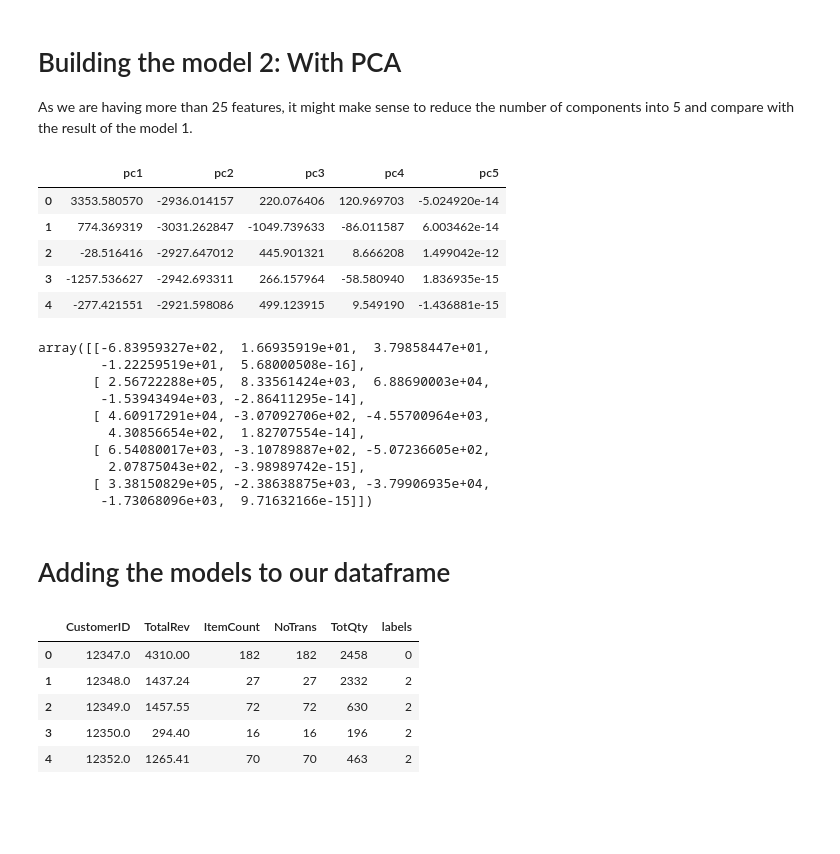
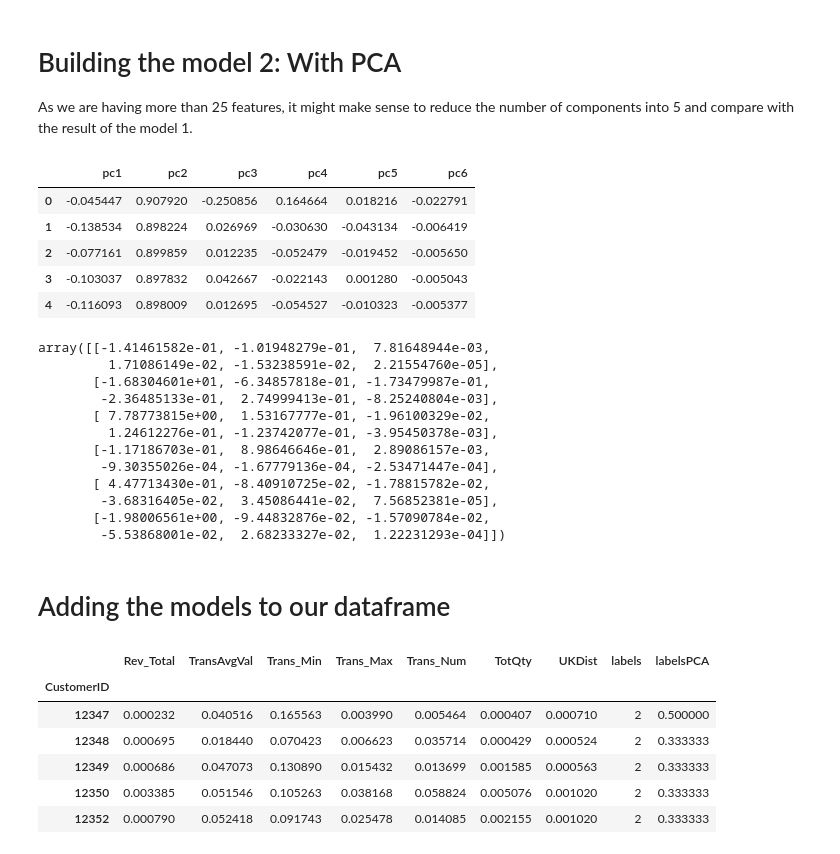
Before and after one commit to tristar82/Project-Week-8-Final-Project, a Jupyter notebook: your-project/Code/Clustering_exercise.ipynb, the cells around one changed output. Saved outputs shown, nothing was run; the diff lists cells and outputs as text; code cells hidden in the pictures; blank space fills up the shorter version.

```diff
--- a/your-project/Code/Clustering_exercise.ipynb
+++ b/your-project/Code/Clustering_exercise.ipynb
@@ -114,0 +176,2 @@ df_summary.head()
+# %%
+df_final_stg = df_summary.merge(df_count, on='Country', how='left')
@@ -114,0 +192,2 @@ df_summary.head()
+# %%
+df_final = df_final_stg[['CustomerID','Rev_Total','TransAvgVal','Trans_Min','Trans_Max','Trans_Num','TotQty','UKDist']]
@@ -114,0 +208,2 @@ df_summary.head()
+# %%
+df_final.set_index('CustomerID', inplace=True)
@@ -114,0 +216,6 @@ df_summary.head()
+# %%
+# Given the values are so large and hard to determine their meaning they will be inverted and normalised.
+# ie. the closer to 1, the more similar they are
+
+df_final = pd.DataFrame(1/(1 + df_final))
+df_final.head()
@@ -145,44 +266,47 @@ array([[1.53154861e+04, 7.96712025e+02, 5.64333742e+01, 5.64333742e+01,
 As we are having more than 25 features, it might make sense to reduce the number of components into 5 and compare with the result of the model 1.
 # %%
 # Principal Component
-pca = PCA(n_components=5)
+pca = PCA(n_components=6)
 
-principalComponents = pca.fit_transform(df_summary)
+principalComponents = pca.fit_transform(df_final)
 principalDf = pd.DataFrame(data = principalComponents
-             ,columns = ['pc1', 'pc2', 'pc3', 'pc4','pc5'])
+             ,columns = ['pc1', 'pc2', 'pc3', 'pc4','pc5', 'pc6'])
 principalDf.head()
 # %% [output]
-|  | pc1 | pc2 | pc3 | pc4 | pc5 |
-| 0 | 3353.580570 | -2936.014157 | 220.076406 | 120.969703 | -5.024920e-14 |
-| 1 | 774.369319 | -3031.262847 | -1049.739633 | -86.011587 | 6.003462e-14 |
-| 2 | -28.516416 | -2927.647012 | 445.901321 | 8.666208 | 1.499042e-12 |
-| 3 | -1257.536627 | -2942.693311 | 266.157964 | -58.580940 | 1.836935e-15 |
-| 4 | -277.421551 | -2921.598086 | 499.123915 | 9.549190 | -1.436881e-15 |
+|  | pc1 | pc2 | pc3 | pc4 | pc5 | pc6 |
+| 0 | -0.045447 | 0.907920 | -0.250856 | 0.164664 | 0.018216 | -0.022791 |
+| 1 | -0.138534 | 0.898224 | 0.026969 | -0.030630 | -0.043134 | -0.006419 |
+| 2 | -0.077161 | 0.899859 | 0.012235 | -0.052479 | -0.019452 | -0.005650 |
+| 3 | -0.103037 | 0.897832 | 0.042667 | -0.022143 | 0.001280 | -0.005043 |
+| 4 | -0.116093 | 0.898009 | 0.012695 | -0.054527 | -0.010323 | -0.005377 |
 # %%
-kmeans = KMeans(n_clusters=5)
+kmeans = KMeans(n_clusters=6)
 october_clusters_PCA = kmeans.fit(principalDf)
 october_clusters_PCA.cluster_centers_
 # %% [output]
-array([[-6.83959327e+02,  1.66935919e+01,  3.79858447e+01,
-        -1.22259519e+01,  5.68000508e-16],
-       [ 2.56722288e+05,  8.33561424e+03,  6.88690003e+04,
-        -1.53943494e+03, -2.86411295e-14],
-       [ 4.60917291e+04, -3.07092706e+02, -4.55700964e+03,
-         4.30856654e+02,  1.82707554e-14],
-       [ 6.54080017e+03, -3.10789887e+02, -5.07236605e+02,
-         2.07875043e+02, -3.98989742e-15],
-       [ 3.38150829e+05, -2.38638875e+03, -3.79906935e+04,
-        -1.73068096e+03,  9.71632166e-15]])
+array([[-1.41461582e-01, -1.01948279e-01,  7.81648944e-03,
+         1.71086149e-02, -1.53238591e-02,  2.21554760e-05],
+       [-1.68304601e+01, -6.34857818e-01, -1.73479987e-01,
+        -2.36485133e-01,  2.74999413e-01, -8.25240804e-03],
+       [ 7.78773815e+00,  1.53167777e-01, -1.96100329e-02,
+         1.24612276e-01, -1.23742077e-01, -3.95450378e-03],
+       [-1.17186703e-01,  8.98646646e-01,  2.89086157e-03,
+        -9.30355026e-04, -1.67779136e-04, -2.53471447e-04],
+       [ 4.47713430e-01, -8.40910725e-02, -1.78815782e-02,
+        -3.68316405e-02,  3.45086441e-02,  7.56852381e-05],
+       [-1.98006561e+00, -9.44832876e-02, -1.57090784e-02,
+        -5.53868001e-02,  2.68233327e-02,  1.22231293e-04]])
 # %% [markdown]
 # Adding the models to our dataframe
-# %%
-df_summary['labels'] = october_clusters.fit_predict(df_summary)
-df_summary.head()
-# %% [output]
-|  | CustomerID | TotalRev | ItemCount | NoTrans | TotQty | labels |
-| 0 | 12347.0 | 4310.00 | 182 | 182 | 2458 | 0 |
-| 1 | 12348.0 | 1437.24 | 27 | 27 | 2332 | 2 |
-| 2 | 12349.0 | 1457.55 | 72 | 72 | 630 | 2 |
-| 3 | 12350.0 | 294.40 | 16 | 16 | 196 | 2 |
-| 4 | 12352.0 | 1265.41 | 70 | 70 | 463 | 2 |
+# %%
+df_final['labels'] = customer_clusters.fit_predict(df_final)
+df_final.head()
+# %% [output]
+|  | Rev_Total | TransAvgVal | Trans_Min | Trans_Max | Trans_Num | TotQty | UKDist | labels | labelsPCA |
+| CustomerID |  |  |  |  |  |  |  |  |  |
+| 12347 | 0.000232 | 0.040516 | 0.165563 | 0.003990 | 0.005464 | 0.000407 | 0.000710 | 2 | 0.500000 |
+| 12348 | 0.000695 | 0.018440 | 0.070423 | 0.006623 | 0.035714 | 0.000429 | 0.000524 | 2 | 0.333333 |
+| 12349 | 0.000686 | 0.047073 | 0.130890 | 0.015432 | 0.013699 | 0.001585 | 0.000563 | 2 | 0.333333 |
+| 12350 | 0.003385 | 0.051546 | 0.105263 | 0.038168 | 0.058824 | 0.005076 | 0.001020 | 2 | 0.333333 |
+| 12352 | 0.000790 | 0.052418 | 0.091743 | 0.025478 | 0.014085 | 0.002155 | 0.001020 | 2 | 0.333333 |
 # %%
```
Also changed, not shown: parts of 48 cells of this notebook.
